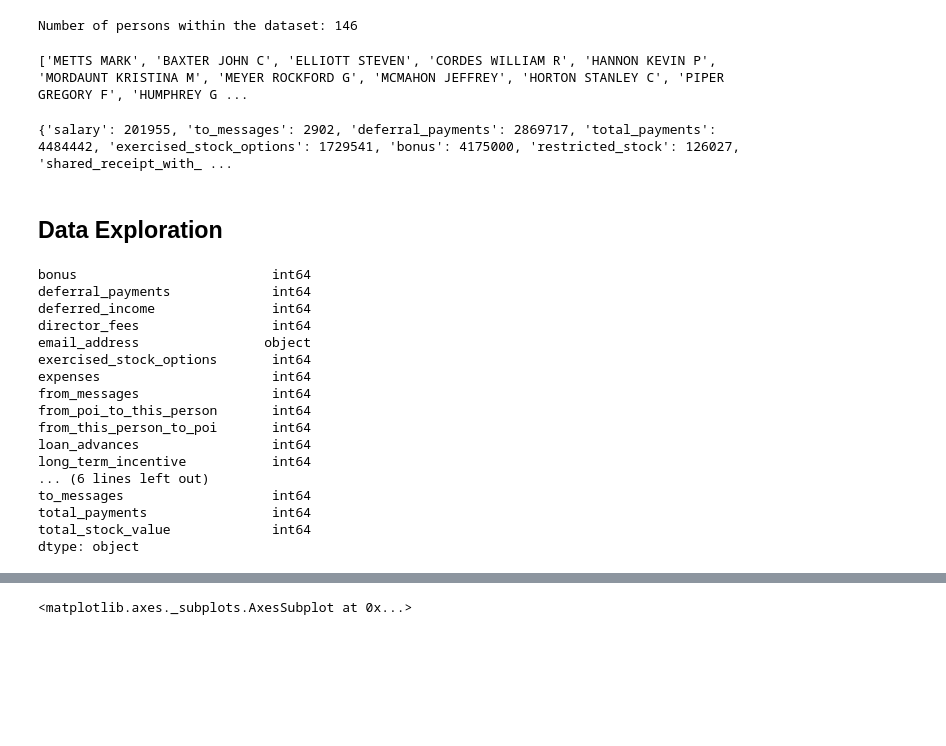
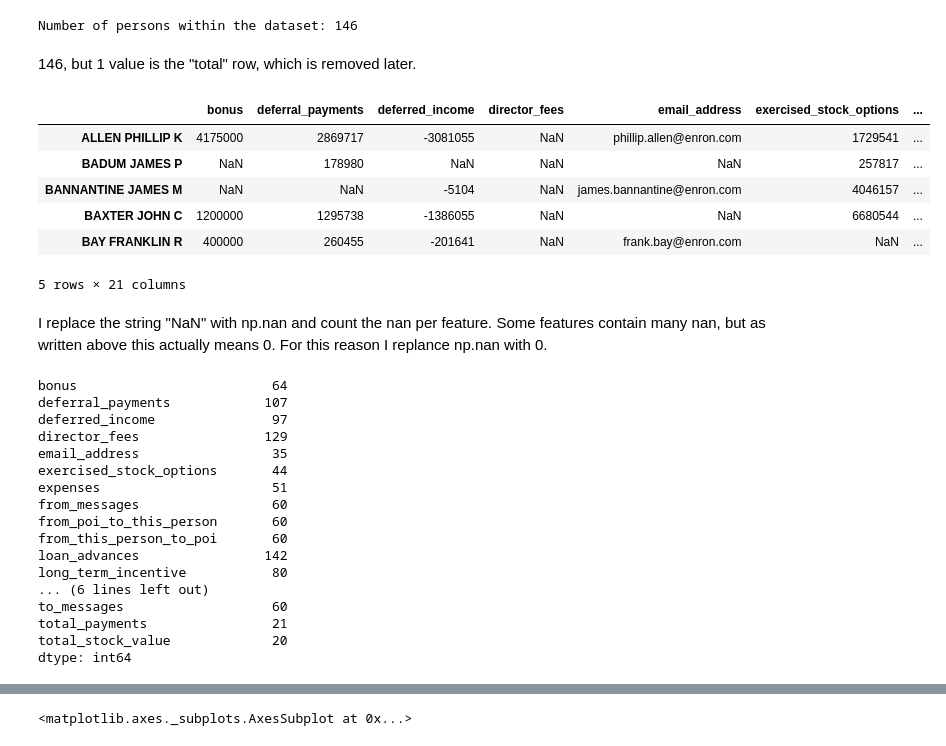
Before and after one commit to DerRuffi/Udacity_ML, a Jupyter notebook: final_project/poi_id.ipynb, the cells around one changed output, grey strips where cells are left out. Saved outputs shown, nothing was run; the diff lists cells and outputs as text; code cells hidden in the pictures; blank space fills up the shorter version.

```diff
--- a/final_project/poi_id.ipynb
+++ b/final_project/poi_id.ipynb
@@ -44,38 +108,17 @@ features_list = ["poi", "salary", "bonus", 'from_poi_to_this_person', 'from_this
 print "Number of persons within the dataset:", len(data_dict)
 # %% [output]
 Number of persons within the dataset: 146
-# %%
-# print names of all 146 individuals:
-print data_dict.keys()
-# %% [output]
-['METTS MARK', 'BAXTER JOHN C', 'ELLIOTT STEVEN', 'CORDES WILLIAM R', 'HANNON KEVIN P', 'MORDAUNT KRISTINA M', 'MEYER ROCKFORD G', 'MCMAHON JEFFREY', 'HORTON STANLEY C', 'PIPER GREGORY F', 'HUMPHREY G ...
-# %%
-# print entries of the first person:
-print data_dict['ALLEN PHILLIP K']
-# %% [output]
-{'salary': 201955, 'to_messages': 2902, 'deferral_payments': 2869717, 'total_payments': 4484442, 'exercised_stock_options': 1729541, 'bonus': 4175000, 'restricted_stock': 126027, 'shared_receipt_with_ ...
-# %% [markdown]
-##  Data Exploration
+# %% [markdown]
+146, but 1 value is the "total" row, which is removed later.
 # %%
 df = pd.DataFrame(data_dict)
 df = df.T
-df = df.replace('NaN', 0)
-df.dtypes
+df.head()
 # %% [output]
+|  | bonus | deferral_payments | deferred_income | director_fees | email_address | exercised_stock_options | ... |
+| ALLEN PHILLIP K | 4175000 | 2869717 | -3081055 | NaN | phillip.allen@enron.com | 1729541 | ... |
+| BADUM JAMES P | NaN | 178980 | NaN | NaN | NaN | 257817 | ... |
+| BANNANTINE JAMES M | NaN | NaN | -5104 | NaN | james.bannantine@enron.com | 4046157 | ... |
+| BAXTER JOHN C | 1200000 | 1295738 | -1386055 | NaN | NaN | 6680544 | ... |
+| BAY FRANKLIN R | 400000 | 260455 | -201641 | NaN | frank.bay@enron.com | NaN | ... |
-bonus                         int64
-deferral_payments             int64
-deferred_income               int64
-director_fees                 int64
-email_address                object
-exercised_stock_options       int64
-expenses                      int64
-from_messages                 int64
-from_poi_to_this_person       int64
-from_this_person_to_poi       int64
-loan_advances                 int64
-long_term_incentive           int64
-... (6 lines left out)
-to_messages                   int64
-total_payments                int64
-total_stock_value             int64
-dtype: object
+5 rows × 21 columns
@@ -84,0 +125,25 @@ dtype: object
+# %% [markdown]
+I replace the string "NaN" with np.nan and count the nan per feature.
+Some features contain many nan, but as written above this actually means 0.
+For this reason I replance np.nan with 0.
+# %%
+df = df.replace('NaN', np.nan)
+df.isnull().sum()
+# %% [output]
+bonus                         64
+deferral_payments            107
+deferred_income               97
+director_fees                129
+email_address                 35
+exercised_stock_options       44
+expenses                      51
+from_messages                 60
+from_poi_to_this_person       60
+from_this_person_to_poi       60
+loan_advances                142
+long_term_incentive           80
+... (6 lines left out)
+to_messages                   60
+total_payments                21
+total_stock_value             20
+dtype: int64
```
Also changed, not shown: parts of 31 cells of this notebook.
